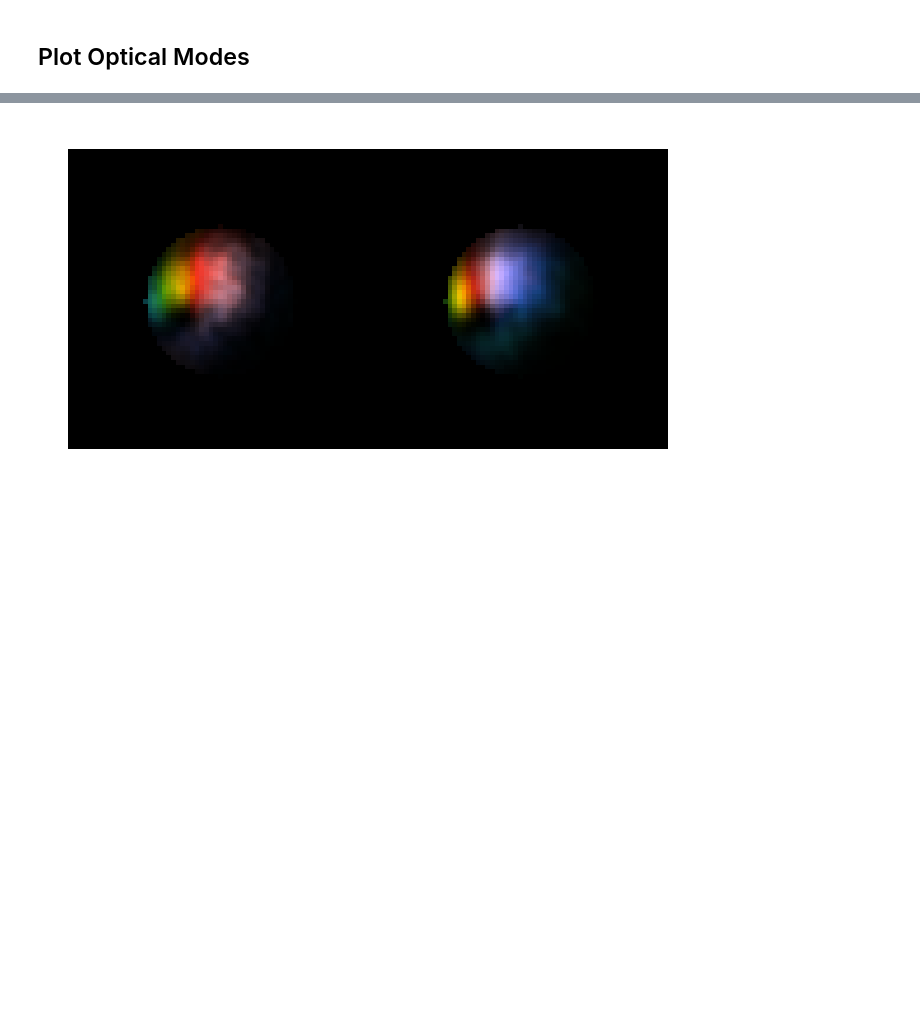
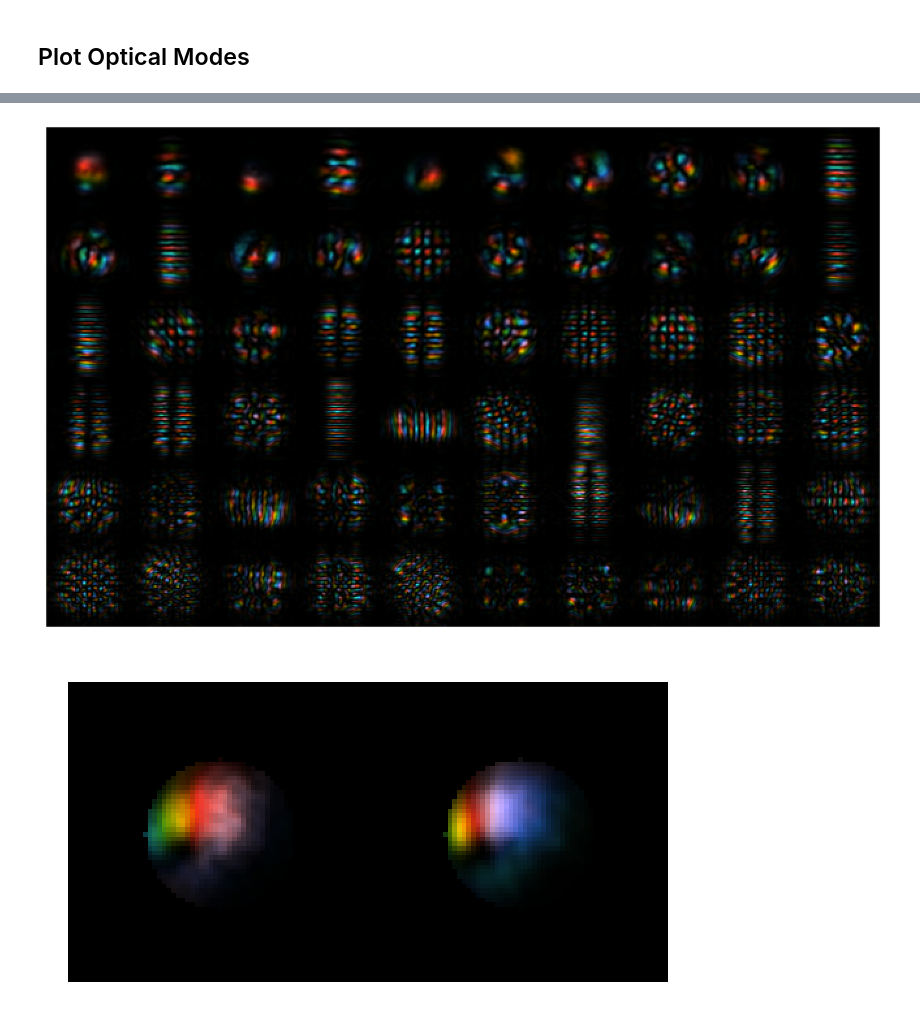
Before and after one commit to LukasScarfe/Eigen, a Jupyter notebook: eigenmodes.ipynb, the cells around one changed output, grey strips where cells are left out. Cells and saved outputs as stored; diff of their text form; code cells hidden in the pictures; blank space fills up the shorter version.

```diff
--- a/eigenmodes.ipynb
+++ b/eigenmodes.ipynb
@@ -313,6 +315,15 @@ eigenBeamPropagated=[propChannel(beam,z,abbs) for beam in progress(eigenBeams)]
 ####    to display them next to one another and have consistent phase profiles.
 ####
 ############################
+# %%
+# Loop through eigenbeams and find position with max intensity and then find the phase there. Then find the difference in phase in the
+# same position after propagating and subtract the entire array after propagating by this phase difference
+
+for i, eigenBeam in enumerate(eigenBeams):
+    intensity = Intensity(eigenBeam,1)
+    max_pos = np.unravel_index(intensity.argmax(), intensity.shape)
+    phase_diff = np.mod(Phase(eigenBeamPropagated[i]), 2*np.pi)[max_pos] - np.mod(Phase(eigenBeam), 2*np.pi)[max_pos]
+    eigenBeamPropagated[i].field *= np.exp(1j * (-phase_diff)) # Subtract phase difference
 # %% [markdown]
 ## Plot Optical Modes
 # %%
@@ -323,3 +334,8 @@ plt.show();plt.close()
+# %%
+plot=plotBeam(eigenBeamPropagated[:60],rows=6,dpi=N*3)
+plt.show();plt.close()
+# %% [output]
+[figure, added]
 # %%
 plt.show(plotBeam([eigenBeams[1],CircAperture(propChannel(eigenBeams[1],z,abbs),R=lensSize)]))
 # %% [output]
```
Also changed, not shown: parts of 4 cells of this notebook, 1 other file.
